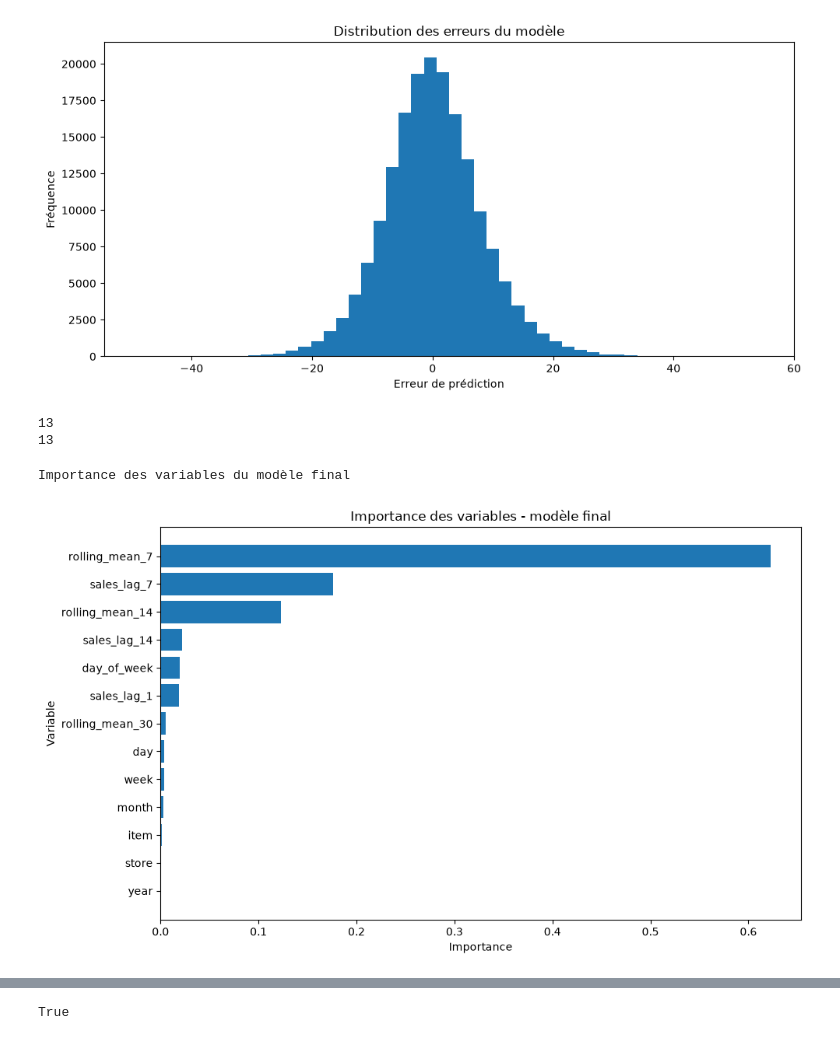
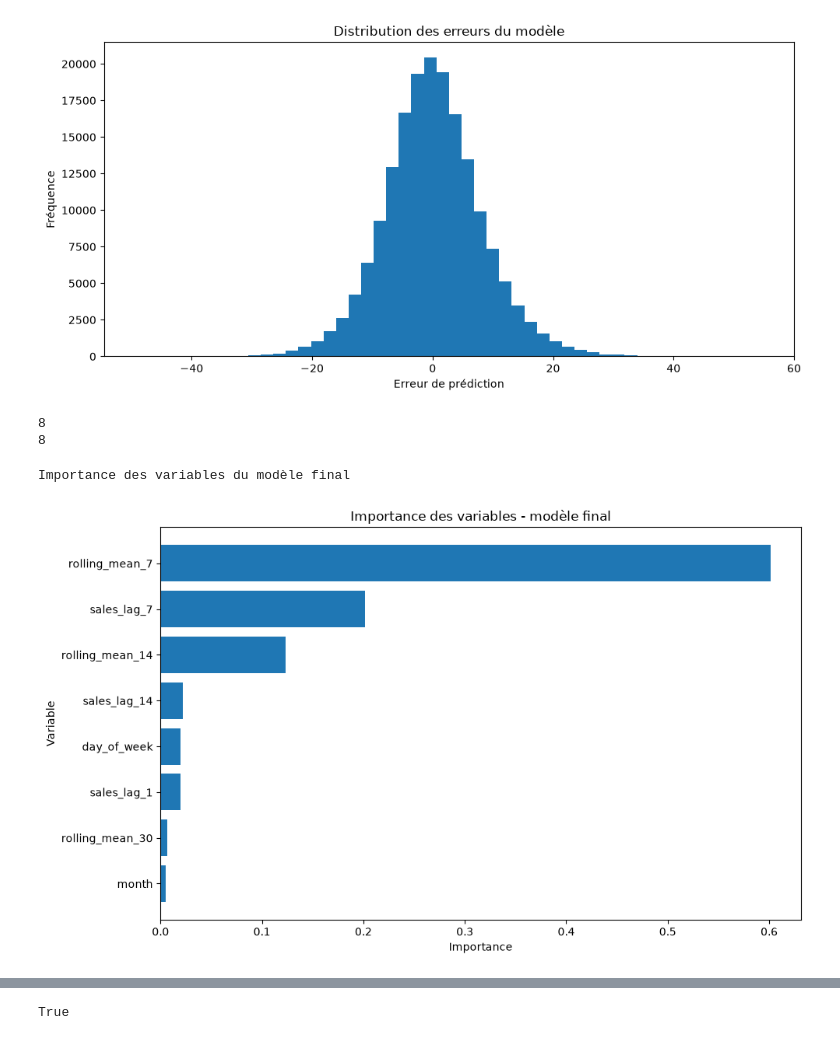
Before and after one commit to Darios999/prevision_demande_article_magasin, a Jupyter notebook: notebooks/modelisation.ipynb, the cells around one changed output, grey strips where cells are left out. Drawn from its saved outputs; the diff is of its cells as text; code cells hidden in the pictures.

Commit message:
Amélioration du projet et de l'interface

```diff
--- a/notebooks/modelisation.ipynb
+++ b/notebooks/modelisation.ipynb
@@ -190,0 +175,7 @@ df_model.head()
+# %%
+# Vérification de l'ordre chronologique
+df_model = df_model.sort_values(
+    ['store', 'item', 'date']
+).reset_index(drop=True)
+
+df_model.head()
@@ -496,35 +406,0 @@ Gradient Boosting
-# %%
-#Amélioration des variables temporelles
-#Ajout des moyennes mobiles sur 7,14 et 30 jours toujours par magasin et par article
-df_model["rolling_mean_14"] = (
-    df_model
-    .groupby(["store", "item"])["sales"]
-    .transform(lambda x: x.shift(1).rolling(14).mean())
-)
-
-df_model["rolling_mean_30"] = (
-    df_model
-    .groupby(["store", "item"])["sales"]
-    .transform(lambda x: x.shift(1).rolling(30).mean())
-)
-
-
-#Ajout des variales à features
-features = [
-    "store",
-    "item",
-    "year",
-    "month",
-    "day",
-    "day_of_week",
-    "week",
-    "sales_lag_1",
-    "sales_lag_7",
-    "sales_lag_14",
-    "rolling_mean_7",
-    "rolling_mean_14",
-    "rolling_mean_30"
-]
-
-#suppression des nouvelles valeures manquantes
-df_model = df_model.dropna().copy()
@@ -754,41 +424,41 @@ plt.show()
 [figure]
 # %%
 print(len(features))
-print(len(model_rf_2.feature_importances_))
+print(len(model_rf.feature_importances_))
 # %% [output]
-13
-13
+8
+8
 # %%
 print('Importance des variables du modèle final')
 importance_finale = pd.DataFrame({
     "Variable": features,
-    "Importance": model_rf_2.feature_importances_
+    "Importance": model_rf.feature_importances_
 })
 
 importance_finale = importance_finale.sort_values(
     "Importance",
     ascending=False
 )
 
 importance_finale
 plt.figure(figsize=(10, 6))
 
 plt.barh(
     importance_finale["Variable"],
     importance_finale["Importance"]
 )
 
 plt.gca().invert_yaxis()
 
 plt.title("Importance des variables - modèle final")
 plt.xlabel("Importance")
 plt.ylabel("Variable")
 
 plt.tight_layout()
 plt.savefig('importance_variable.png',dpi=300,bbox_inches='tight')
 plt.show()
 #c'est l'idée d'interprétation du modèle : nous cherchons à comprendre quelles informations
 #ont contribué à la prédiction
 # %% [output]
 Importance des variables du modèle final
-[figure, old version]
+[figure, new version]
```
Also changed, not shown: parts of 36 cells of this notebook, 8 other files.
